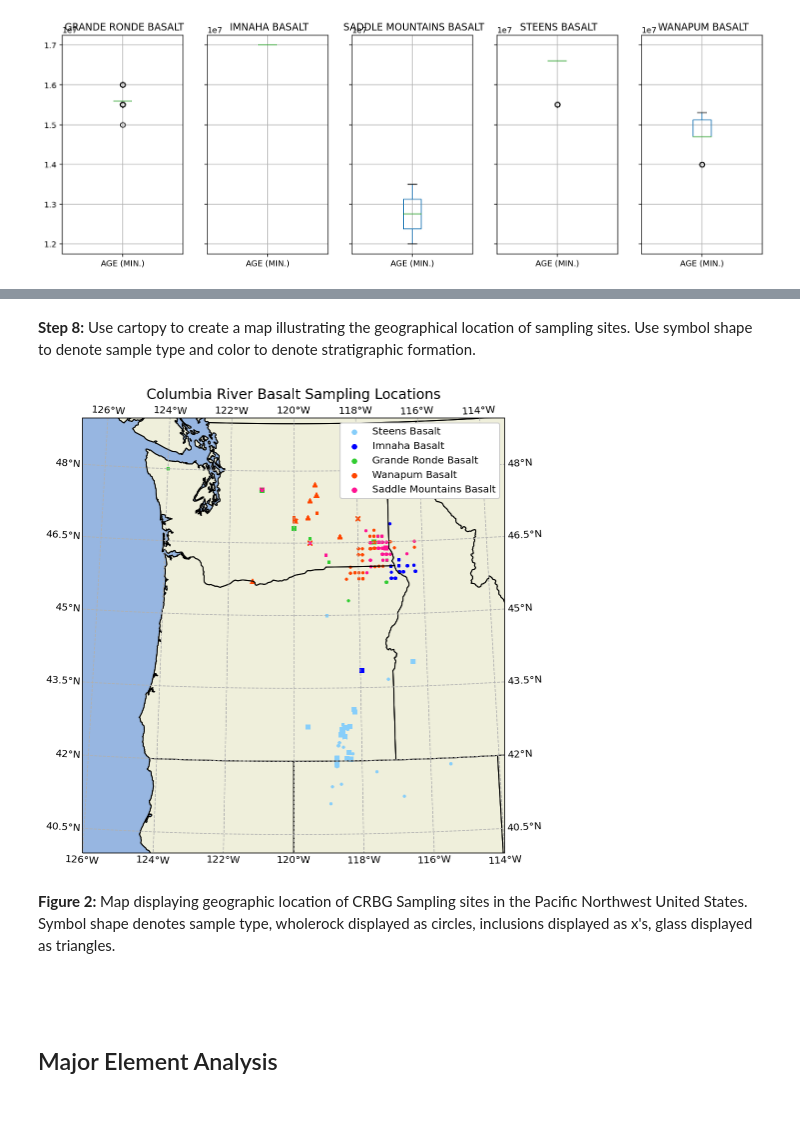
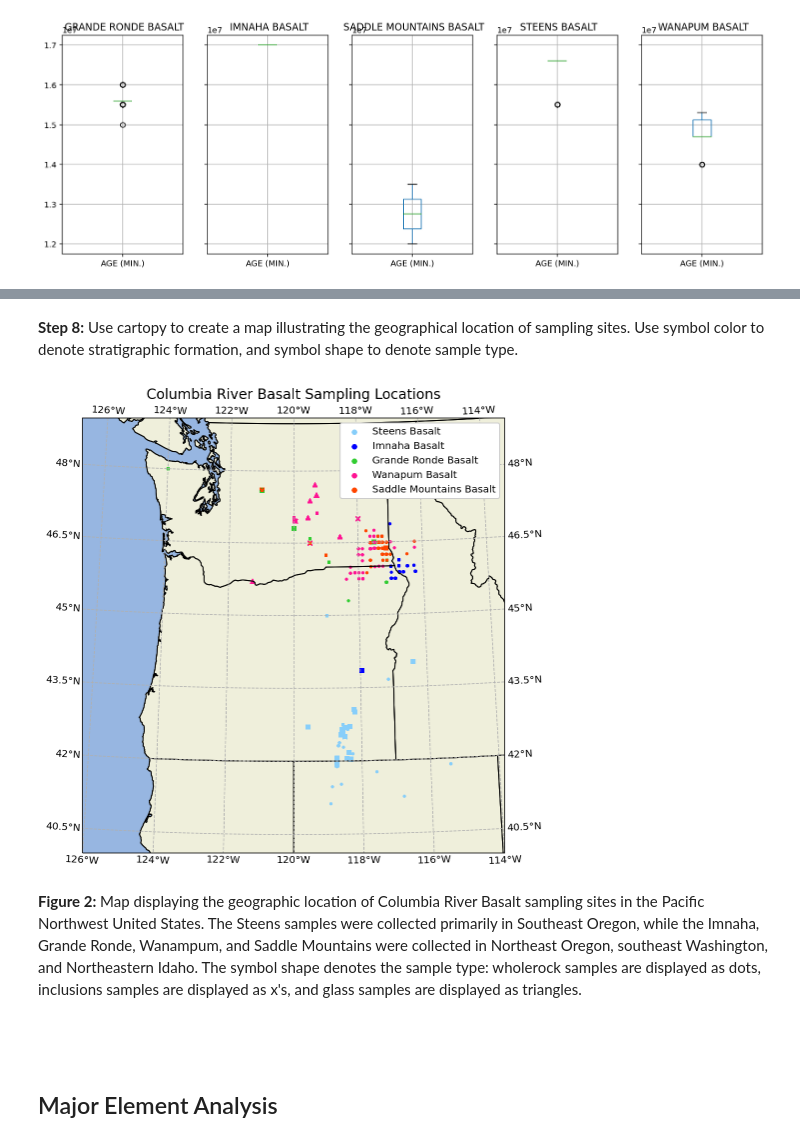
Before and after one commit to lhlinka/rces-final-project, a Jupyter notebook: finalproject.ipynb, the cells around one changed output, grey strips where cells are left out. Cells and saved outputs as stored; diff of their text form; code cells hidden in the pictures; blank space fills up the shorter version.

```diff
--- a/finalproject.ipynb
+++ b/finalproject.ipynb
@@ -238,5 +239,5 @@ df_filtered.groupby('FORMATION').boxplot(column='AGE (MIN.)', figsize=(15,5), la
 # %% [markdown]
-<b>Step 8:</b> Use cartopy to create a map illustrating the geographical location of sampling sites. Use symbol shape to denote sample type and color to denote stratigraphic formation.
+<b>Step 8:</b> Use cartopy to create a map illustrating the geographical location of sampling sites. Use symbol color to denote stratigraphic formation, and symbol shape to denote sample type.
 # %%
 # Define the map extent and figure parameters.
 central_lat = 44.5
@@ -247,42 +248,42 @@ central_lat = np.mean(extent[2:])
 
 plt.figure(figsize = [10,8])
 ax = plt.axes(projection = ccrs.AlbersEqualArea(central_lon, central_lat))
 ax.set_extent(extent)
 ax.add_feature(cartopy.feature.STATES)
 ax.add_feature(cartopy.feature.OCEAN)
 ax.add_feature(cartopy.feature.LAND)
 ax.coastlines()
 
 # Plot sampling locations.
 gb_inclusion.get_group(' STEENS BASALT').plot.scatter(ax=ax, x='LONGITUDE (MAX.)', y='LATITUDE (MAX.)', marker='x', c='lightskyblue', transform = ccrs.PlateCarree())
-gb_inclusion.get_group(' WANAPUM BASALT').plot.scatter(ax=ax, x='LONGITUDE (MAX.)', y='LATITUDE (MAX.)', marker='x', c='orangered', transform = ccrs.PlateCarree())
+gb_inclusion.get_group(' WANAPUM BASALT').plot.scatter(ax=ax, x='LONGITUDE (MAX.)', y='LATITUDE (MAX.)', marker='x', c='deeppink', transform = ccrs.PlateCarree())
 
 gb_mineral.get_group(' STEENS BASALT').plot.scatter(ax=ax, x='LONGITUDE (MAX.)', y='LATITUDE (MAX.)', marker ='s', c='lightskyblue', transform = ccrs.PlateCarree())
 gb_mineral.get_group(' IMNAHA BASALT').plot.scatter(ax=ax, x='LONGITUDE (MAX.)', y='LATITUDE (MAX.)', marker ='s', c='blue', transform = ccrs.PlateCarree())
 gb_mineral.get_group(' GRANDE RONDE BASALT').plot.scatter(ax=ax, x='LONGITUDE (MAX.)', y='LATITUDE (MAX.)', marker ='s', c='limegreen', transform = ccrs.PlateCarree())
-gb_mineral.get_group(' WANAPUM BASALT').plot.scatter(ax=ax, x='LONGITUDE (MAX.)', y='LATITUDE (MAX.)', marker ='s', c='orangered', transform = ccrs.PlateCarree())
-gb_mineral.get_group(' SADDLE MOUNTAINS BASALT').plot.scatter(ax=ax, x='LONGITUDE (MAX.)', y='LATITUDE (MAX.)', marker ='s', c='deeppink', transform = ccrs.PlateCarree())
+gb_mineral.get_group(' WANAPUM BASALT').plot.scatter(ax=ax, x='LONGITUDE (MAX.)', y='LATITUDE (MAX.)', marker ='s', c='deeppink', transform = ccrs.PlateCarree())
+gb_mineral.get_group(' SADDLE MOUNTAINS BASALT').plot.scatter(ax=ax, x='LONGITUDE (MAX.)', y='LATITUDE (MAX.)', marker ='s', c='orangered', transform = ccrs.PlateCarree())
 
-gb_glass.get_group(' WANAPUM BASALT').plot.scatter(ax=ax, x='LONGITUDE (MAX.)', y='LATITUDE (MAX.)', marker ='^', c='orangered', transform = ccrs.PlateCarree())
+gb_glass.get_group(' WANAPUM BASALT').plot.scatter(ax=ax, x='LONGITUDE (MAX.)', y='LATITUDE (MAX.)', marker ='^', c='deeppink', transform = ccrs.PlateCarree())
 gb_glass.get_group(' GRANDE RONDE BASALT').plot.scatter(ax=ax, x='LONGITUDE (MAX.)', y='LATITUDE (MAX.)', marker ='^', c='limegreen', transform = ccrs.PlateCarree())
 
 gb_wholerock.get_group(' STEENS BASALT').plot.scatter(ax=ax, x='LONGITUDE (MAX.)', y='LATITUDE (MAX.)', marker ='.', c='lightskyblue', label='Steens Basalt', transform = ccrs.PlateCarree())
 gb_wholerock.get_group(' IMNAHA BASALT').plot.scatter(ax=ax, x='LONGITUDE (MAX.)', y='LATITUDE (MAX.)', marker ='.', c='blue', label='Imnaha Basalt', transform = ccrs.PlateCarree())
 gb_wholerock.get_group(' GRANDE RONDE BASALT').plot.scatter(ax=ax, x='LONGITUDE (MAX.)', y='LATITUDE (MAX.)', marker ='.', c='limegreen',label='Grande Ronde Basalt', transform = ccrs.PlateCarree())
-gb_wholerock.get_group(' WANAPUM BASALT').plot.scatter(ax=ax, x='LONGITUDE (MAX.)', y='LATITUDE (MAX.)', marker ='.', c='orangered',label='Wanapum Basalt', transform = ccrs.PlateCarree())
-gb_wholerock.get_group(' SADDLE MOUNTAINS BASALT').plot.scatter(ax=ax, x='LONGITUDE (MAX.)', y='LATITUDE (MAX.)', marker ='.', c='deeppink', label='Saddle Mountains Basalt', transform = ccrs.PlateCarree())
+gb_wholerock.get_group(' WANAPUM BASALT').plot.scatter(ax=ax, x='LONGITUDE (MAX.)', y='LATITUDE (MAX.)', marker ='.', c='deeppink',label='Wanapum Basalt', transform = ccrs.PlateCarree())
+gb_wholerock.get_group(' SADDLE MOUNTAINS BASALT').plot.scatter(ax=ax, x='LONGITUDE (MAX.)', y='LATITUDE (MAX.)', marker ='.', c='orangered', label='Saddle Mountains Basalt', transform = ccrs.PlateCarree())
 
 
 # Add Legend, gridlines, and labels.
 ax.set_title('Columbia River Basalt Sampling Locations', fontsize = 14)
 ax.set_xlabel('Longitude', fontsize = 12)
 ax.set_ylabel('Latitude', fontsize = 12)
 ax.legend(loc='best', fontsize = 10, markerscale = 2, frameon=True,facecolor='inherit', framealpha=True)
 ax.gridlines(crs=ccrs.PlateCarree(), draw_labels=True, linestyle ='dashed');
 # %% [output]
-[figure, old version]
+[figure, new version]
 # %% [markdown]
-<b>Figure 2:</b> Map displaying geographic location of CRBG Sampling sites in the Pacific Northwest United States. Symbol shape denotes sample type, wholerock displayed as circles, inclusions displayed as x's, glass displayed as triangles.
+<b>Figure 2:</b> Map displaying the geographic location of Columbia River Basalt sampling sites in the Pacific Northwest United States. The Steens samples were collected primarily in Southeast Oregon, while the Imnaha, Grande Ronde, Wanampum, and Saddle Mountains were collected in Northeast Oregon, southeast Washington, and Northeastern Idaho. The symbol shape denotes the sample type: wholerock samples are displayed as dots, inclusions samples are displayed as x's, and glass samples are displayed as triangles.
 <br/>
 <br/>
 <br/>
```
Also changed, not shown: parts of 19 cells of this notebook.
